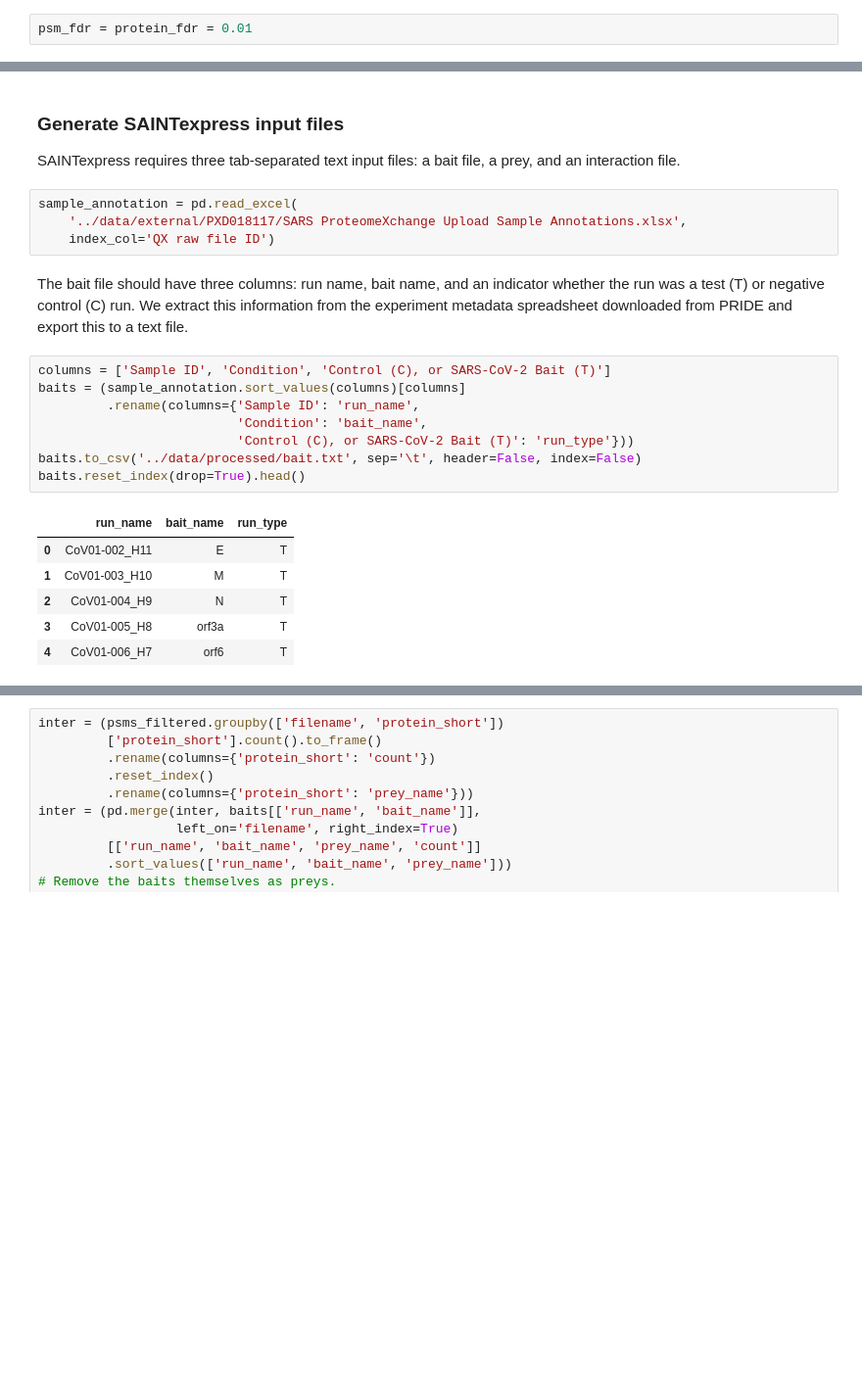
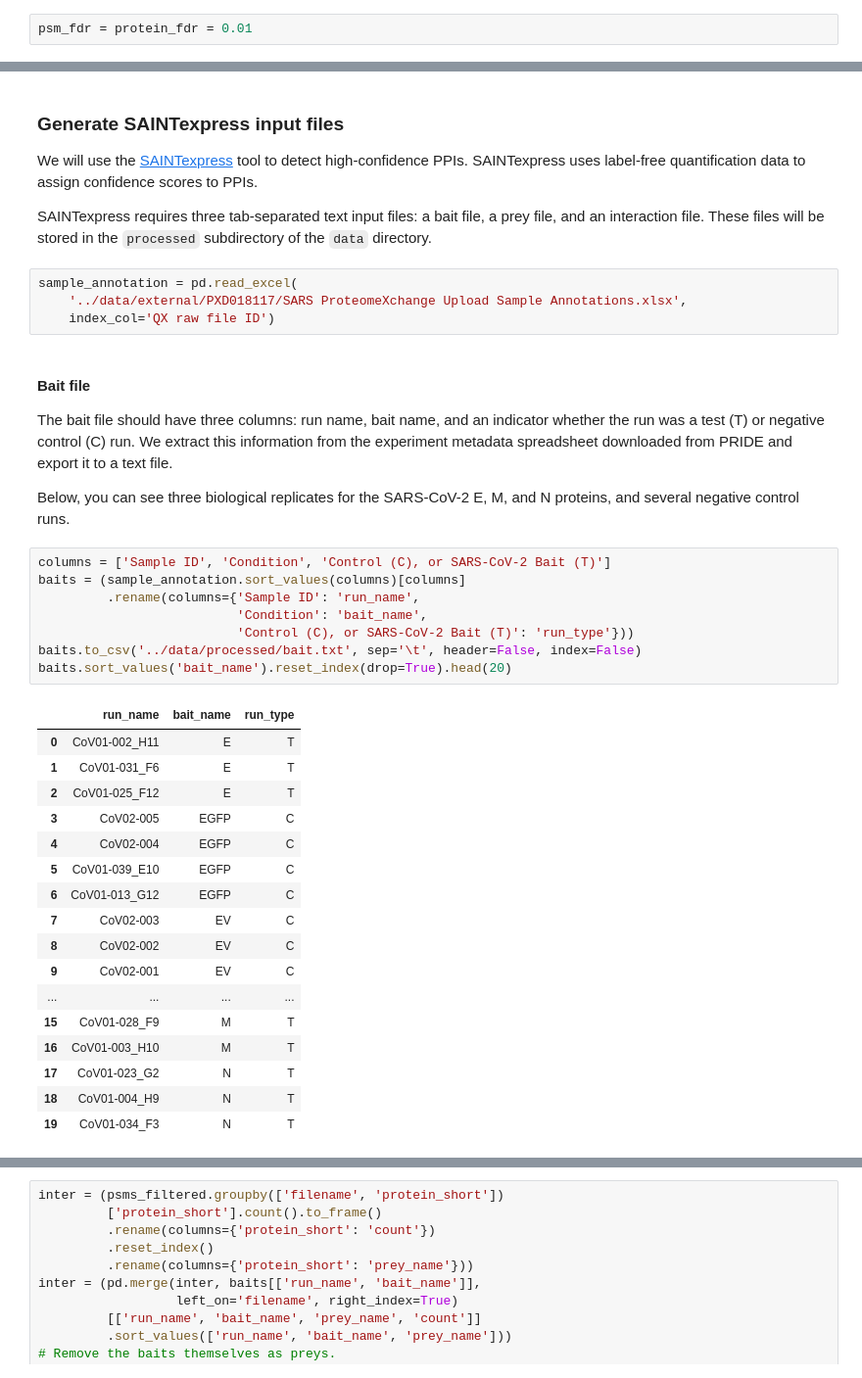
Before and after one commit to bittremieux/sars_cov_2, a Jupyter notebook: ppi_demo.ipynb, the cells around one changed output, grey strips where cells are left out. Shown at 98% size. Saved outputs shown, nothing was run; the diff lists cells and outputs as text; blank space fills up the shorter version.

```diff
--- a/ppi_demo.ipynb
+++ b/ppi_demo.ipynb
@@ -129,26 +145,44 @@ Number of PSMs after protein-level FDR filtering: 198,164
 # %% [markdown]
 ### Generate SAINTexpress input files
 
-SAINTexpress requires three tab-separated text input files: a bait file, a prey, and an interaction file.
+We will use the [SAINTexpress](saint-apms.sourceforge.net/Main.html) tool to detect high-confidence PPIs.
+SAINTexpress uses label-free quantification data to assign confidence scores to PPIs.
+
+SAINTexpress requires three tab-separated text input files: a bait file, a prey file, and an interaction file. These files will be stored in the `processed` subdirectory of the `data` directory.
 # %%
 sample_annotation = pd.read_excel(
     '../data/external/PXD018117/SARS ProteomeXchange Upload Sample Annotations.xlsx',
     index_col='QX raw file ID')
 # %% [markdown]
-The bait file should have three columns: run name, bait name, and an indicator whether the run was a test (T) or negative control (C) run. We extract this information from the experiment metadata spreadsheet downloaded from PRIDE and export this to a text file.
+#### Bait file
+
+The bait file should have three columns: run name, bait name, and an indicator whether the run was a test (T) or negative control (C) run. We extract this information from the experiment metadata spreadsheet downloaded from PRIDE and export it to a text file.
+
+Below, you can see three biological replicates for the SARS-CoV-2 E, M, and N proteins, and several negative control runs.
 # %%
 columns = ['Sample ID', 'Condition', 'Control (C), or SARS-CoV-2 Bait (T)']
 baits = (sample_annotation.sort_values(columns)[columns]
          .rename(columns={'Sample ID': 'run_name',
                           'Condition': 'bait_name',
                           'Control (C), or SARS-CoV-2 Bait (T)': 'run_type'}))
 baits.to_csv('../data/processed/bait.txt', sep='\t', header=False, index=False)
-baits.reset_index(drop=True).head()
+baits.sort_values('bait_name').reset_index(drop=True).head(20)
 # %% [output]
 |  | run_name | bait_name | run_type |
 | 0 | CoV01-002_H11 | E | T |
-| 1 | CoV01-003_H10 | M | T |
-| 2 | CoV01-004_H9 | N | T |
-| 3 | CoV01-005_H8 | orf3a | T |
-| 4 | CoV01-006_H7 | orf6 | T |
+| 1 | CoV01-031_F6 | E | T |
+| 2 | CoV01-025_F12 | E | T |
+| 3 | CoV02-005 | EGFP | C |
+| 4 | CoV02-004 | EGFP | C |
+| 5 | CoV01-039_E10 | EGFP | C |
+| 6 | CoV01-013_G12 | EGFP | C |
+| 7 | CoV02-003 | EV | C |
+| 8 | CoV02-002 | EV | C |
+| 9 | CoV02-001 | EV | C |
+| ... | ... | ... | ... |
+| 15 | CoV01-028_F9 | M | T |
+| 16 | CoV01-003_H10 | M | T |
+| 17 | CoV01-023_G2 | N | T |
+| 18 | CoV01-004_H9 | N | T |
+| 19 | CoV01-034_F3 | N | T |
 # %% [markdown]
```
Also changed, not shown: parts of 37 cells of this notebook.
